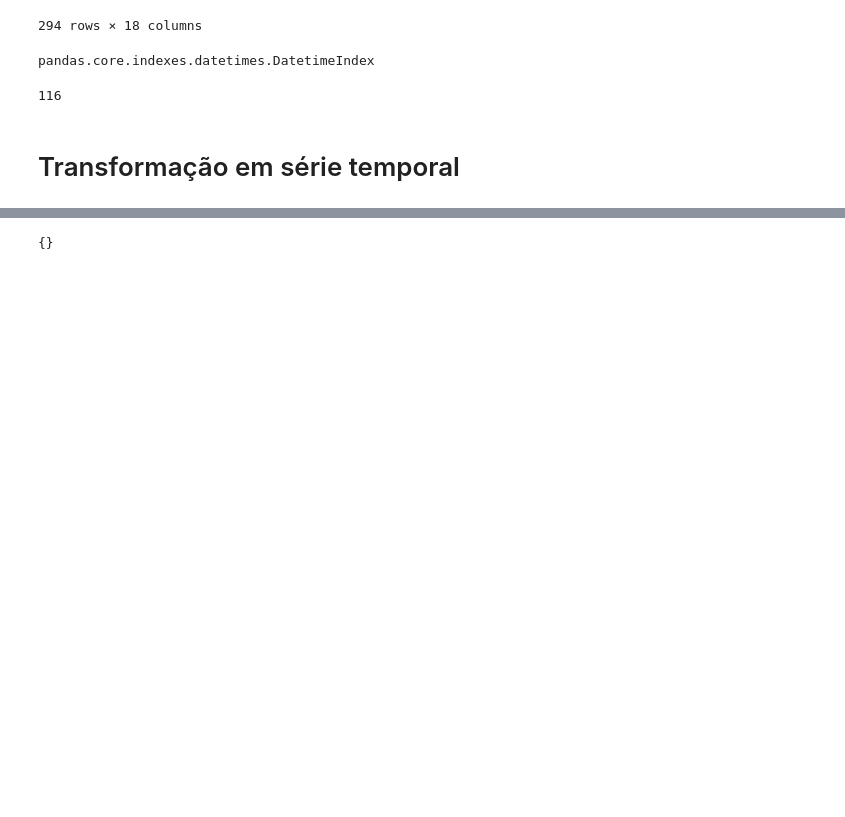
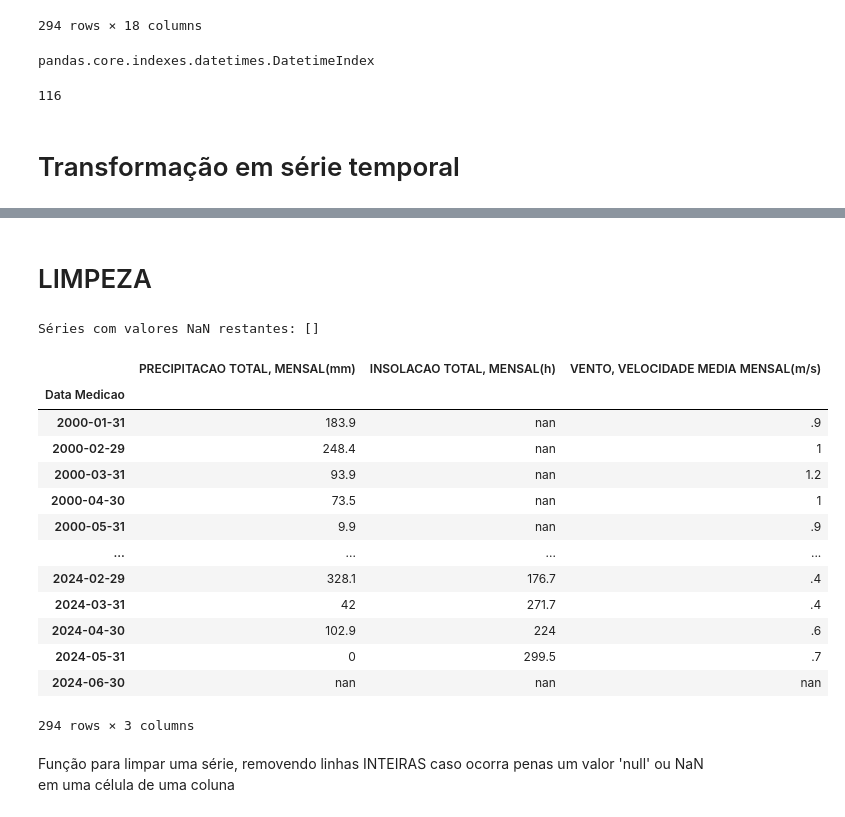
Before and after one commit to maryofcarmo/AULA01, a Jupyter notebook: pente_fino.ipynb, the cells around one changed output, grey strips where cells are left out. Cells and saved outputs as stored; diff of their text form; code cells hidden in the pictures; blank space fills up the shorter version.

```diff
--- a/pente_fino.ipynb
+++ b/pente_fino.ipynb
@@ -244,12 +244,15 @@ colunas_interesse = ['PRECIPITACAO TOTAL, MENSAL(mm)', 'INSOLACAO TOTAL, MENSAL(
 # Dicionário para armazenar as séries temporais
 series_temp = {}
 
-# Iterar sobre cada DataFrame no dicionário 'dataframes'
-for nome, df in df_index_correto.items(): #chave:nome, valor: df
+# Loop sobre cada DataFrame no dicionário original
+for nome, df in df_index_correto.items():
+    # Selecionar e copiar as colunas de interesse
+    df_copia = df[colunas_interesse].copy()
 
-    # Processar as colunas de interesse
+    # Converter as colunas para o tipo float
     for coluna in colunas_interesse:
-        df[coluna] = df[coluna].astype(str).str.replace(',', '.')
+        df_copia[coluna] = df_copia[coluna].astype(str).str.replace(',', '.')
+        df_copia[coluna] = df_copia[coluna].astype(float)
 
-    # Armazenar a série temporal no dicionário 'series_temporais'
-    series_temporais[nome] = df[colunas_interesse]
+    # Adicionar o DataFrame copiado ao dicionário de séries temporais
+    series_temp[nome] = df_copia
@@ -282,4 +259,54 @@ df1_ano_caracteristico
-# %%
-dataframes_datatime_index_correto
-# %% [output]
-{}
+# %% [markdown]
+# LIMPEZA
+# %%
+############################### TESTE ##################################
+
+# Inicializar o novo dicionário para armazenar as séries limpas
+series_limp = {}
+
+# Loop sobre cada série temporal no dicionário original
+for nome, df in series_temp.items():
+    # Substituir 'null' (ou 'None') por 'NaN'
+    df = df.replace({None: np.nan})
+
+    # Remover as linhas que têm qualquer valor de NaN
+    df_limpo = df.dropna()
+
+    # Adicionar o DataFrame limpo ao dicionário 'series_limp'
+    series_limp[nome] = df_limpo
+
+# Agora 'series_limp' contém as séries temporais limpas
+# %%
+# Inicializar uma lista para armazenar o nome das séries que ainda contêm NaN
+series_com_nan = []
+
+# Iterar sobre cada série no dicionário 'series_limp'
+for nome, df in series_limp.items():
+    # Verificar se há algum NaN no DataFrame
+    if df.isna().any().any():
+        # Se houver NaN, adicionar o nome da série à lista
+        series_com_nan.append(nome)
+
+# Exibir a lista de séries que ainda contêm valores NaN
+print("Séries com valores NaN restantes:", series_com_nan)
+# %% [output]
+Séries com valores NaN restantes: []
+# %%
+series_limp['Nome:_BARREIRAS_Codigo_Estacao:_83236']
+# %% [output]
+|  | PRECIPITACAO TOTAL, MENSAL(mm) | INSOLACAO TOTAL, MENSAL(h) | VENTO, VELOCIDADE MEDIA MENSAL(m/s) |
+| Data Medicao |  |  |  |
+| 2000-01-31 | 183.9 | nan | .9 |
+| 2000-02-29 | 248.4 | nan | 1 |
+| 2000-03-31 | 93.9 | nan | 1.2 |
+| 2000-04-30 | 73.5 | nan | 1 |
+| 2000-05-31 | 9.9 | nan | .9 |
+| ... | ... | ... | ... |
+| 2024-02-29 | 328.1 | 176.7 | .4 |
+| 2024-03-31 | 42 | 271.7 | .4 |
+| 2024-04-30 | 102.9 | 224 | .6 |
+| 2024-05-31 | 0 | 299.5 | .7 |
+| 2024-06-30 | nan | nan | nan |
+294 rows × 3 columns
+# %% [markdown]
+Função para limpar uma série, removendo linhas INTEIRAS caso ocorra penas um valor 'null' ou NaN em uma célula de uma coluna
```
Also changed, not shown: parts of 7 cells of this notebook.
